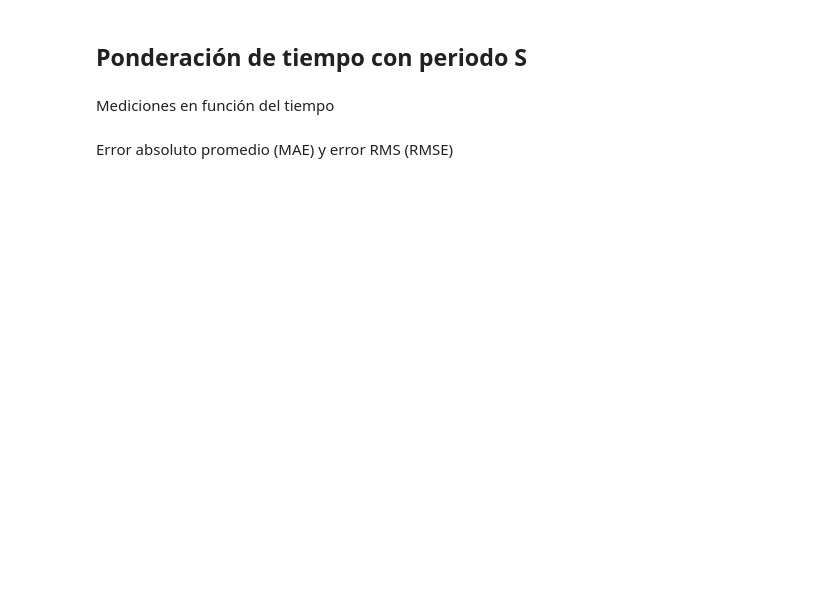
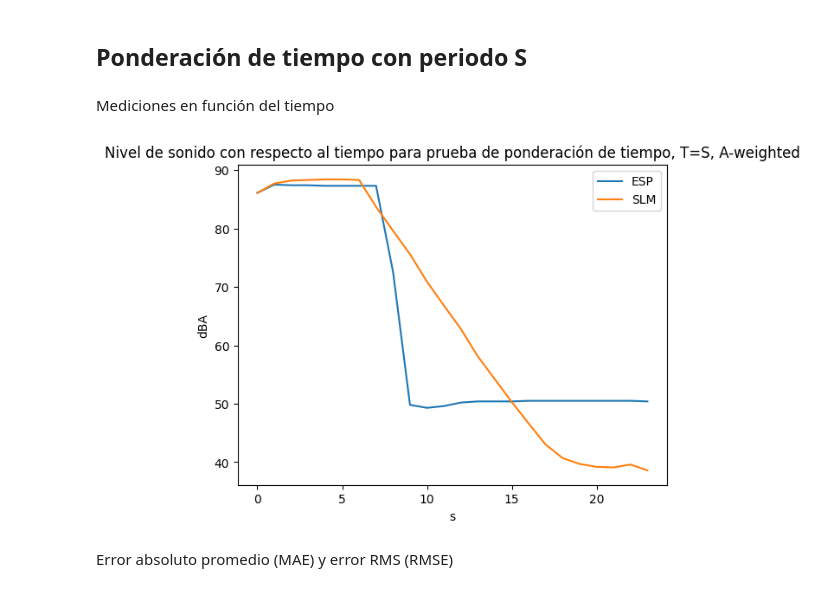
Before and after one commit to DeltaLabo/rsim, a Jupyter notebook: calibration/data-analysis/single_shot_tests.ipynb, the cells around one changed output. Drawn from its saved outputs; the diff is of its cells as text; code cells hidden in the pictures; blank space fills up the shorter version.

```diff
--- a/calibration/data-analysis/single_shot_tests.ipynb
+++ b/calibration/data-analysis/single_shot_tests.ipynb
@@ -81,7 +94,9 @@ print(f"RMSE: {calculate_rmse(time_weighting_data_F, time_weighting_data_F_ref)}
 # %% [markdown]
 Mediciones en función del tiempo
 # %%
-plot_time_progression(time_weighting_data_S, time_weighting_data_S_ref, "dBA", " para prueba de ponderación de tiempo, T=S, A-weighted", 1.0):
+plot_time_progression(time_weighting_data_S, time_weighting_data_S_ref, "dBA", " para prueba de ponderación de tiempo, T=S, A-weighted", 1.0)
+# %% [output]
+[figure, added]
 # %% [markdown]
 Error absoluto promedio (MAE) y error RMS (RMSE)
 # %%
```
Also changed, not shown: parts of 16 cells of this notebook, 5 other files.
